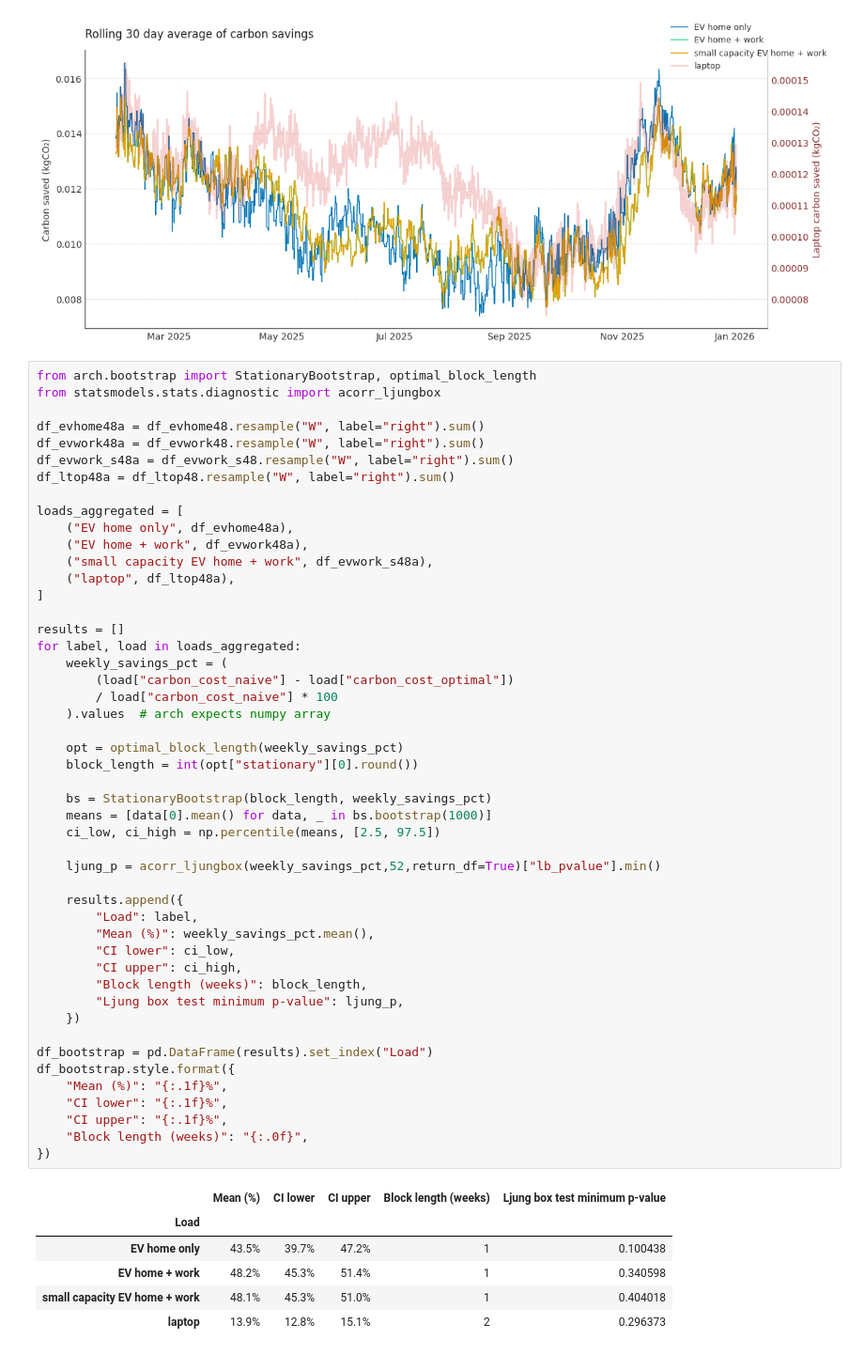
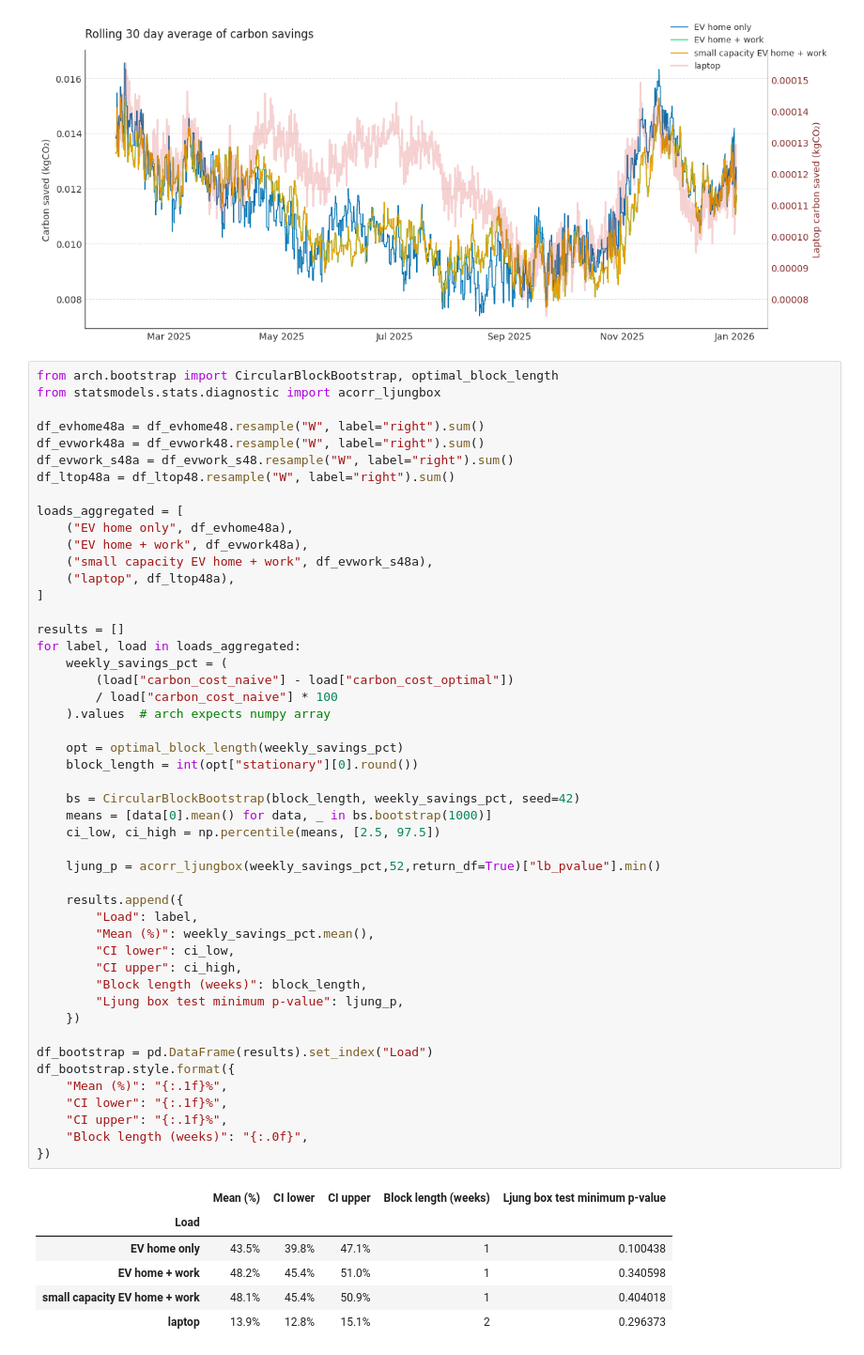
Before and after one commit to sebastianodutola/Optimal_Carbon_Cost, a Jupyter notebook: carbon_saving_analysis.ipynb, the cells around one changed output. Shown at 94% size. Drawn from its saved outputs; the diff is of its cells as text.

```diff
--- a/carbon_saving_analysis.ipynb
+++ b/carbon_saving_analysis.ipynb
@@ -497,7 +497,7 @@ plt.show()
 # %% [output]
 [figure]
 # %%
-from arch.bootstrap import StationaryBootstrap, optimal_block_length
+from arch.bootstrap import CircularBlockBootstrap, optimal_block_length
 from statsmodels.stats.diagnostic import acorr_ljungbox
 
 df_evhome48a = df_evhome48.resample("W", label="right").sum()
@@ -519,35 +519,35 @@ for label, load in loads_aggregated:
         / load["carbon_cost_naive"] * 100
     ).values  # arch expects numpy array
 
     opt = optimal_block_length(weekly_savings_pct)
     block_length = int(opt["stationary"][0].round())
 
-    bs = StationaryBootstrap(block_length, weekly_savings_pct)
+    bs = CircularBlockBootstrap(block_length, weekly_savings_pct, seed=42)
     means = [data[0].mean() for data, _ in bs.bootstrap(1000)]
     ci_low, ci_high = np.percentile(means, [2.5, 97.5])
 
     ljung_p = acorr_ljungbox(weekly_savings_pct,52,return_df=True)["lb_pvalue"].min()
 
     results.append({
         "Load": label,
         "Mean (%)": weekly_savings_pct.mean(),
         "CI lower": ci_low,
         "CI upper": ci_high,
         "Block length (weeks)": block_length,
         "Ljung box test minimum p-value": ljung_p,
     })
 
 df_bootstrap = pd.DataFrame(results).set_index("Load")
 df_bootstrap.style.format({
     "Mean (%)": "{:.1f}%",
     "CI lower": "{:.1f}%",
     "CI upper": "{:.1f}%",
     "Block length (weeks)": "{:.0f}",
 })
 # %% [output]
 |  | Mean (%) | CI lower | CI upper | Block length (weeks) | Ljung box test minimum p-value |
 | Load |  |  |  |  |  |
-| EV home only | 43.5% | 39.7% | 47.2% | 1 | 0.100438 |
-| EV home + work | 48.2% | 45.3% | 51.4% | 1 | 0.340598 |
-| small capacity EV home + work | 48.1% | 45.3% | 51.0% | 1 | 0.404018 |
+| EV home only | 43.5% | 39.8% | 47.1% | 1 | 0.100438 |
+| EV home + work | 48.2% | 45.4% | 51.0% | 1 | 0.340598 |
+| small capacity EV home + work | 48.1% | 45.4% | 50.9% | 1 | 0.404018 |
 | laptop | 13.9% | 12.8% | 15.1% | 2 | 0.296373 |
```
Also changed, not shown: 1 other file.
